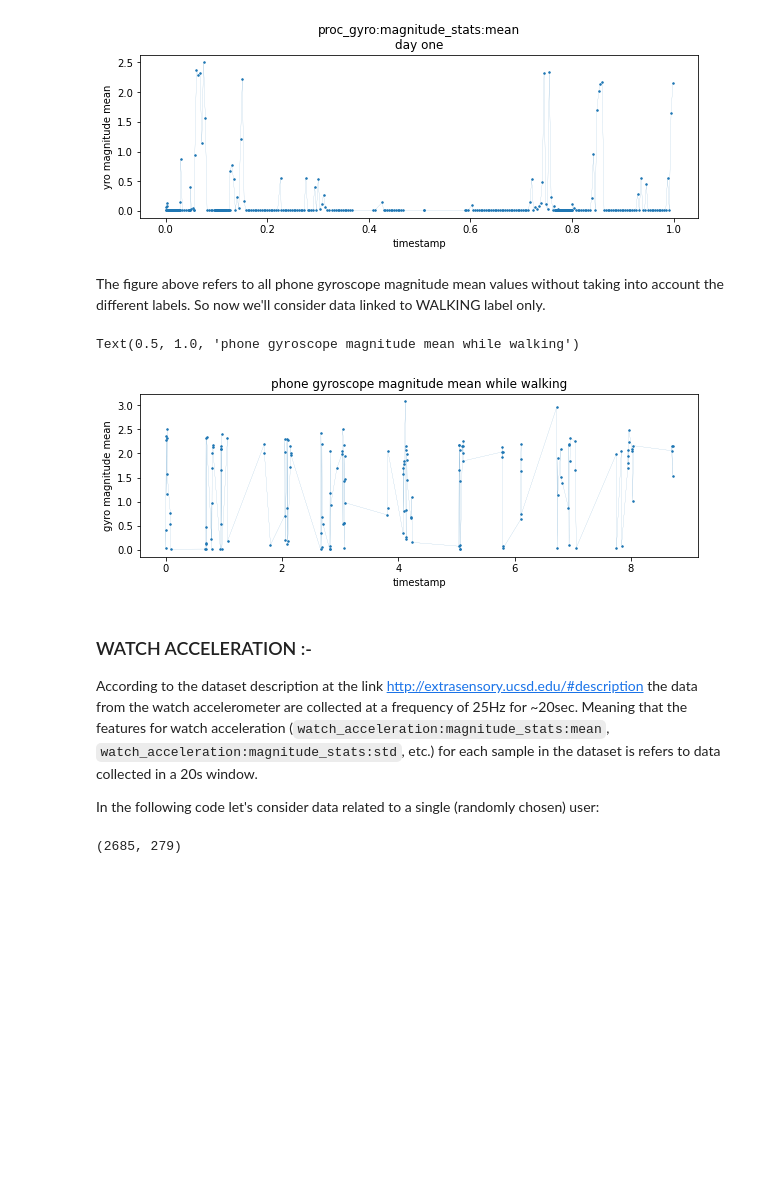
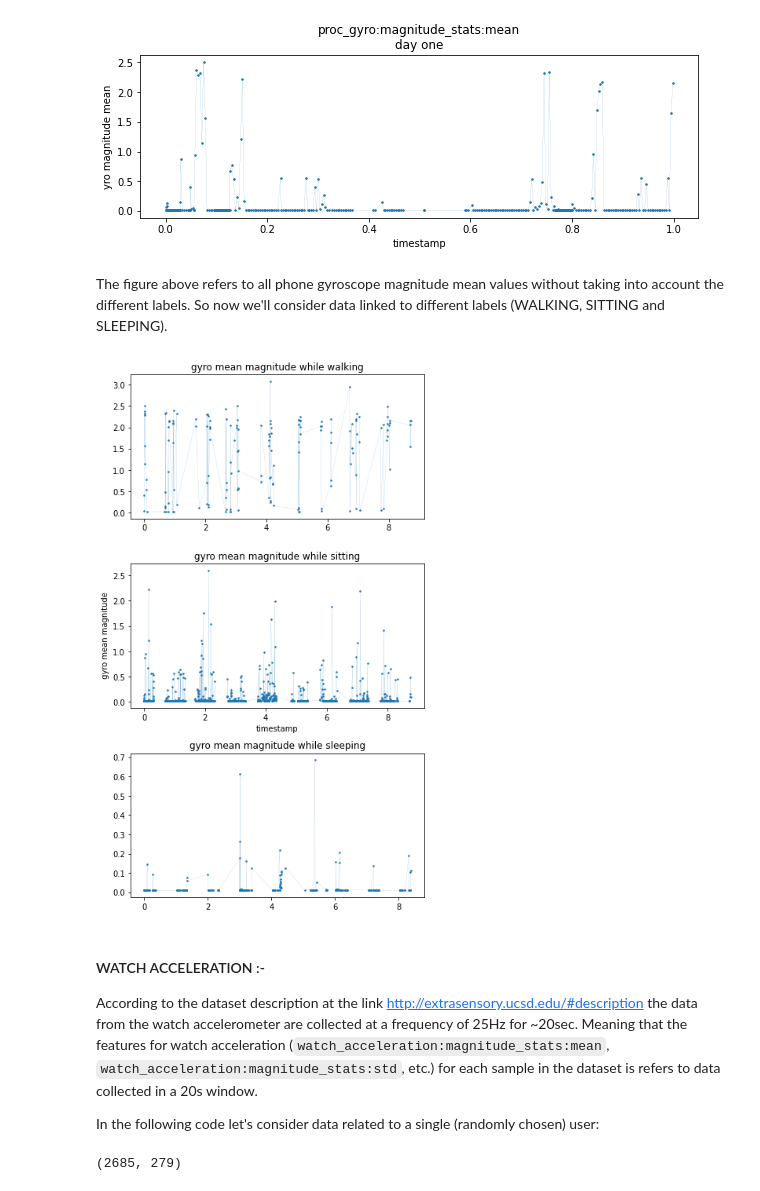
Before and after one commit to MariPS/Behavioral-Context-Recognition, a Jupyter notebook: exploratory-data-analysis.ipynb, the cells around one changed output. Saved outputs shown, nothing was run; the diff lists cells and outputs as text; code cells hidden in the pictures; blank space fills up the shorter version.

Commit message:
Update EDA notebook with gyro graphs

```diff
--- a/exploratory-data-analysis.ipynb
+++ b/exploratory-data-analysis.ipynb
@@ -191,24 +191,39 @@ plt.show()
 [figure]
 # %% [markdown]
 The figure above refers to all phone gyroscope magnitude mean values without taking into account the different labels.
-So now we'll consider data linked to WALKING label only.
+So now we'll consider data linked to different labels (WALKING, SITTING and SLEEPING).
-# %%
-# from user_data get all rows with labels WALKING
-user_data_walking = user_data.loc[user_data["label:FIX_walking"]==1].copy()
-days_since_participation_walking = (user_data_walking["timestamp"] - user_data_walking["timestamp"].iloc[0] ) / float(seconds_in_day)
-
-plt.figure(figsize=(10,3),facecolor='white')
-plt.plot(days_since_participation_walking,
-         user_data_walking["proc_gyro:magnitude_stats:mean"], '.-',markersize=3,linewidth=0.1)
-
-plt.xlabel('timestamp')
-plt.ylabel('gyro magnitude mean')
-plt.title("phone gyroscope magnitude mean while walking")
-# %% [output]
-Text(0.5, 1.0, 'phone gyroscope magnitude mean while walking')
-[figure, removed]
+# %%
+# from user_data get all rows with labels WALKING
+user_data_walking = user_data.loc[user_data["label:FIX_walking"]==1].copy()
+days_since_participation_walking = (user_data_walking["timestamp"] - user_data_walking["timestamp"].iloc[0] ) / float(seconds_in_day)
+
+# from user_data get all rows with labels SITTING
+user_data_sitting = user_data.loc[user_data["label:SITTING"]==1].copy()
+days_since_participation_sitting = (user_data_sitting["timestamp"] - user_data_sitting["timestamp"].iloc[0] ) / float(seconds_in_day)
+
+# from user_data get all rows with labels SLEEPING
+user_data_sleeping = user_data.loc[user_data["label:SLEEPING"]==1].copy()
+days_since_participation_sleeping = (user_data_sleeping["timestamp"] - user_data_sleeping["timestamp"].iloc[0] ) / float(seconds_in_day)
+
+fig, (ax1, ax2, ax3) = plt.subplots(3)
+fig.set_facecolor("white")
+fig.set_figheight(10)
+ax1.plot(days_since_participation_walking,
+         user_data_walking["proc_gyro:magnitude_stats:mean"], '.-',markersize=3,linewidth=0.1)
+ax2.plot(days_since_participation_sitting,
+         user_data_sitting["proc_gyro:magnitude_stats:mean"], '.-',markersize=3,linewidth=0.1)
+ax3.plot(days_since_participation_sleeping,
+         user_data_sleeping["proc_gyro:magnitude_stats:mean"], '.-',markersize=3,linewidth=0.1)
+
+ax1.set_title("gyro mean magnitude while walking")
+ax2.set(xlabel="timestamp", ylabel=" gyro mean magnitude")
+ax2.set_title("gyro mean magnitude while sitting")
+ax3.set_title("gyro mean magnitude while sleeping")
+fig.tight_layout()
+# %% [output]
+[figure, added]
 # %% [markdown]
-### WATCH ACCELERATION :-
+#### WATCH ACCELERATION :-
 According to the dataset description at the link http://extrasensory.ucsd.edu/#description the data from the watch
 accelerometer are collected at a frequency of 25Hz for ~20sec. Meaning that the features for watch acceleration
 (<code>watch_acceleration:magnitude_stats:mean</code>, <code>watch_acceleration:magnitude_stats:std</code>, etc.)
```
Also changed, not shown: parts of 1 cell of this notebook.
